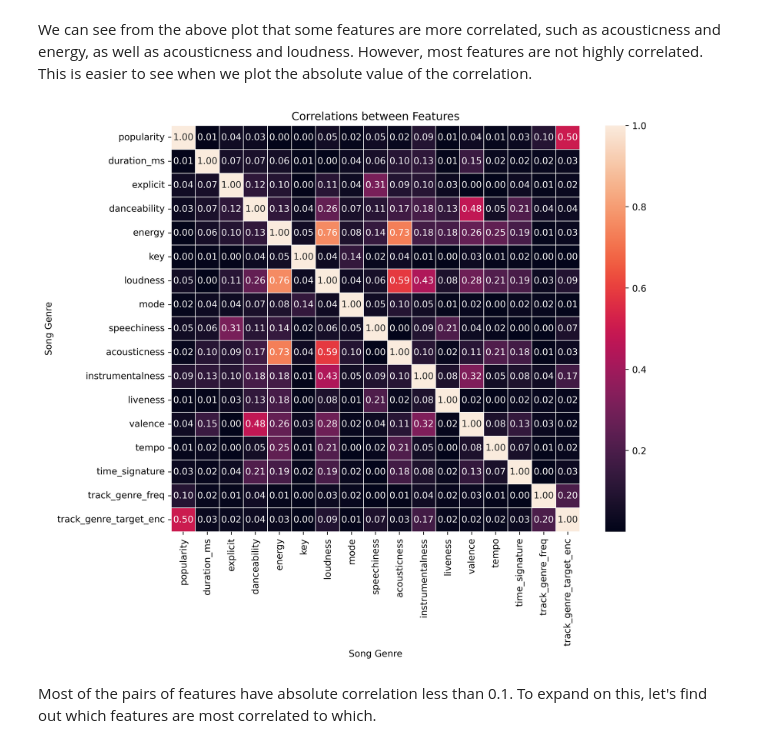
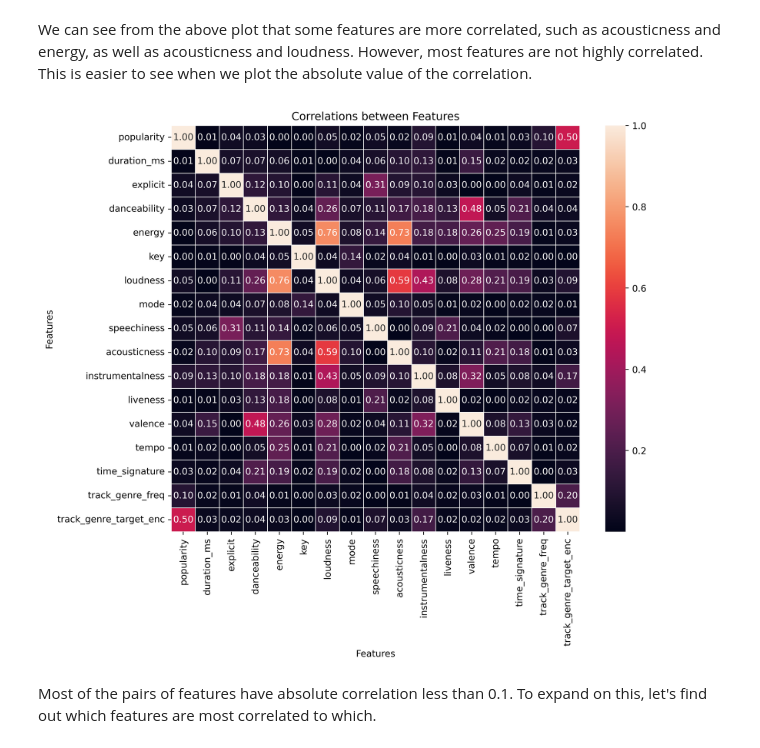
Before and after one commit to NandhuPillai/CMSC320-Final-Project, a Jupyter notebook: Checkpoint_2.ipynb, the cells around one changed output. Drawn from its saved outputs; the diff is of its cells as text; code cells hidden in the pictures.

```diff
--- a/Checkpoint_2.ipynb
+++ b/Checkpoint_2.ipynb
@@ -240,12 +240,12 @@ We can see from the above plot that some features are more correlated, such as a
 # %%
 plt.figure(figsize=(10,8), dpi =500)
 plt.title("Correlations between Features")
 ax = sns.heatmap(corr.abs(),annot=True,fmt=".2f", linewidth=.5)
-ax.set_xlabel("Song Genre")
-ax.set_ylabel("Song Genre")
+ax.set_xlabel("Features")
+ax.set_ylabel("Features")
 plt.show()
 # %% [output]
-[figure, old version]
+[figure, new version]
 # %% [markdown]
 Most of the pairs of features have absolute correlation less than 0.1. To expand on this, let's find out which features are most correlated to which.
 # %%
```
Also changed, not shown: parts of 1 cell of this notebook.
